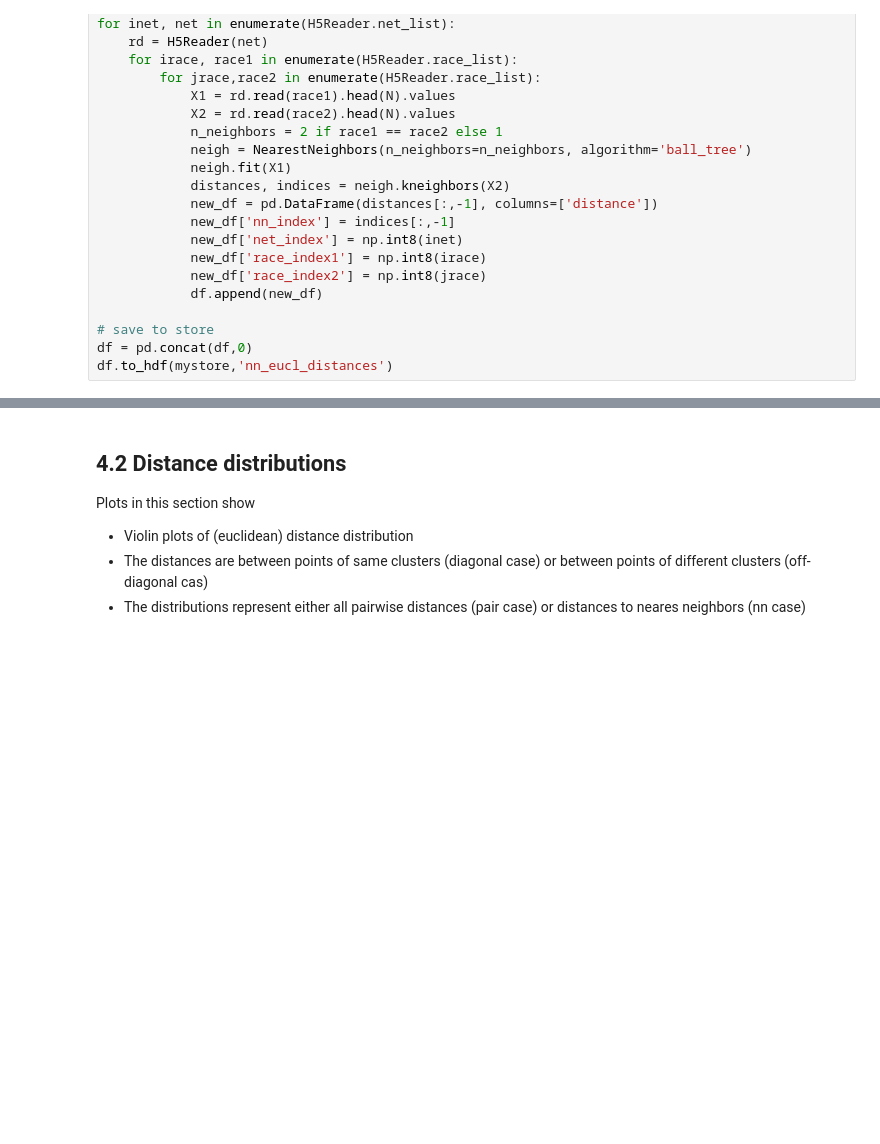
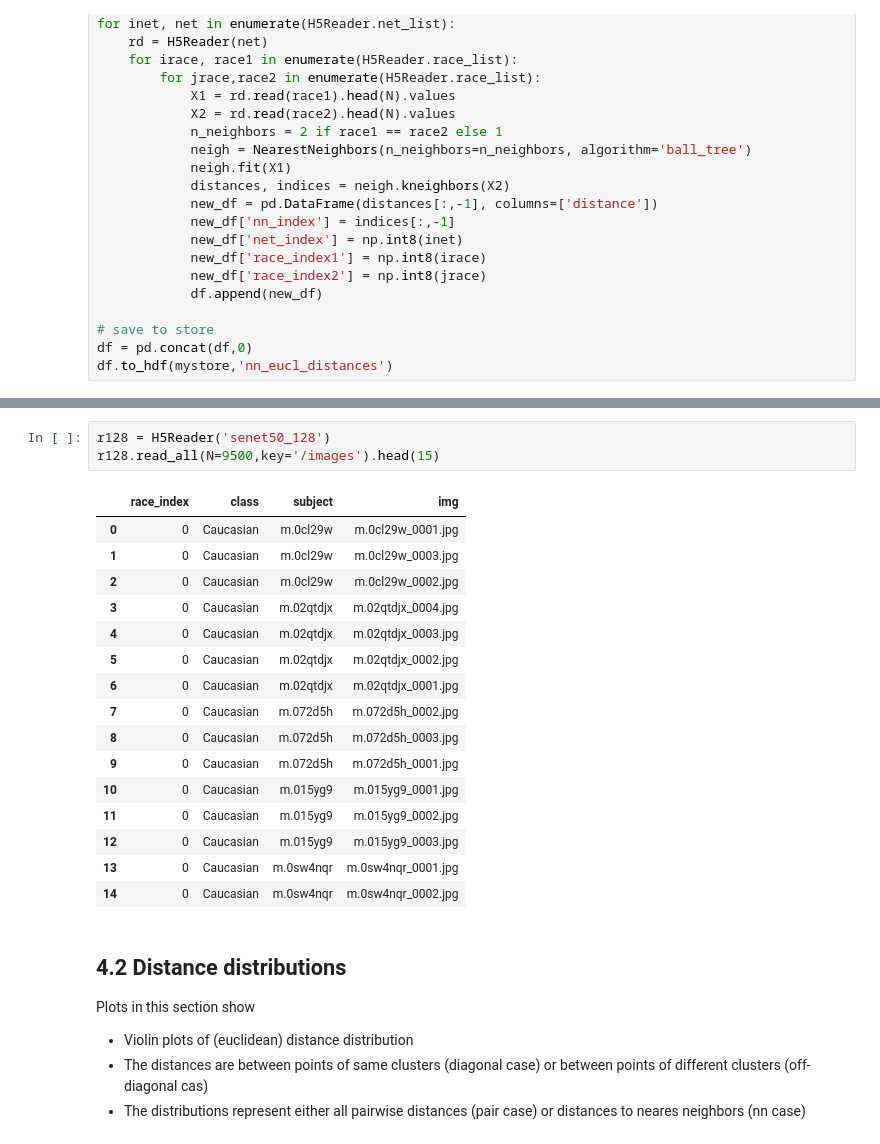
Before and after one commit to samuelwehrli/Face-Recognition-Bias, a Jupyter notebook: Embeddings and Bias Analysis.ipynb, the cells around one changed output, grey strips where cells are left out. Cells and saved outputs as stored; diff of their text form; blank space fills up the shorter version.

```diff
--- a/Embeddings and Bias Analysis.ipynb
+++ b/Embeddings and Bias Analysis.ipynb
@@ -472,3 +565,23 @@ df.to_hdf(mystore,'nn_eucl_distances')
+# %%
+r128 = H5Reader('senet50_128')
+r128.read_all(N=9500,key='/images').head(15)
+# %% [output]
+|  | race_index | class | subject | img |
+| 0 | 0 | Caucasian | m.0cl29w | m.0cl29w_0001.jpg |
+| 1 | 0 | Caucasian | m.0cl29w | m.0cl29w_0003.jpg |
+| 2 | 0 | Caucasian | m.0cl29w | m.0cl29w_0002.jpg |
+| 3 | 0 | Caucasian | m.02qtdjx | m.02qtdjx_0004.jpg |
+| 4 | 0 | Caucasian | m.02qtdjx | m.02qtdjx_0003.jpg |
+| 5 | 0 | Caucasian | m.02qtdjx | m.02qtdjx_0002.jpg |
+| 6 | 0 | Caucasian | m.02qtdjx | m.02qtdjx_0001.jpg |
+| 7 | 0 | Caucasian | m.072d5h | m.072d5h_0002.jpg |
+| 8 | 0 | Caucasian | m.072d5h | m.072d5h_0003.jpg |
+| 9 | 0 | Caucasian | m.072d5h | m.072d5h_0001.jpg |
+| 10 | 0 | Caucasian | m.015yg9 | m.015yg9_0001.jpg |
+| 11 | 0 | Caucasian | m.015yg9 | m.015yg9_0002.jpg |
+| 12 | 0 | Caucasian | m.015yg9 | m.015yg9_0003.jpg |
+| 13 | 0 | Caucasian | m.0sw4nqr | m.0sw4nqr_0001.jpg |
+| 14 | 0 | Caucasian | m.0sw4nqr | m.0sw4nqr_0002.jpg |
 # %% [markdown]
 ## 4.2 Distance distributions
 
```
Also changed, not shown: parts of 11 cells of this notebook, 1 other file.
